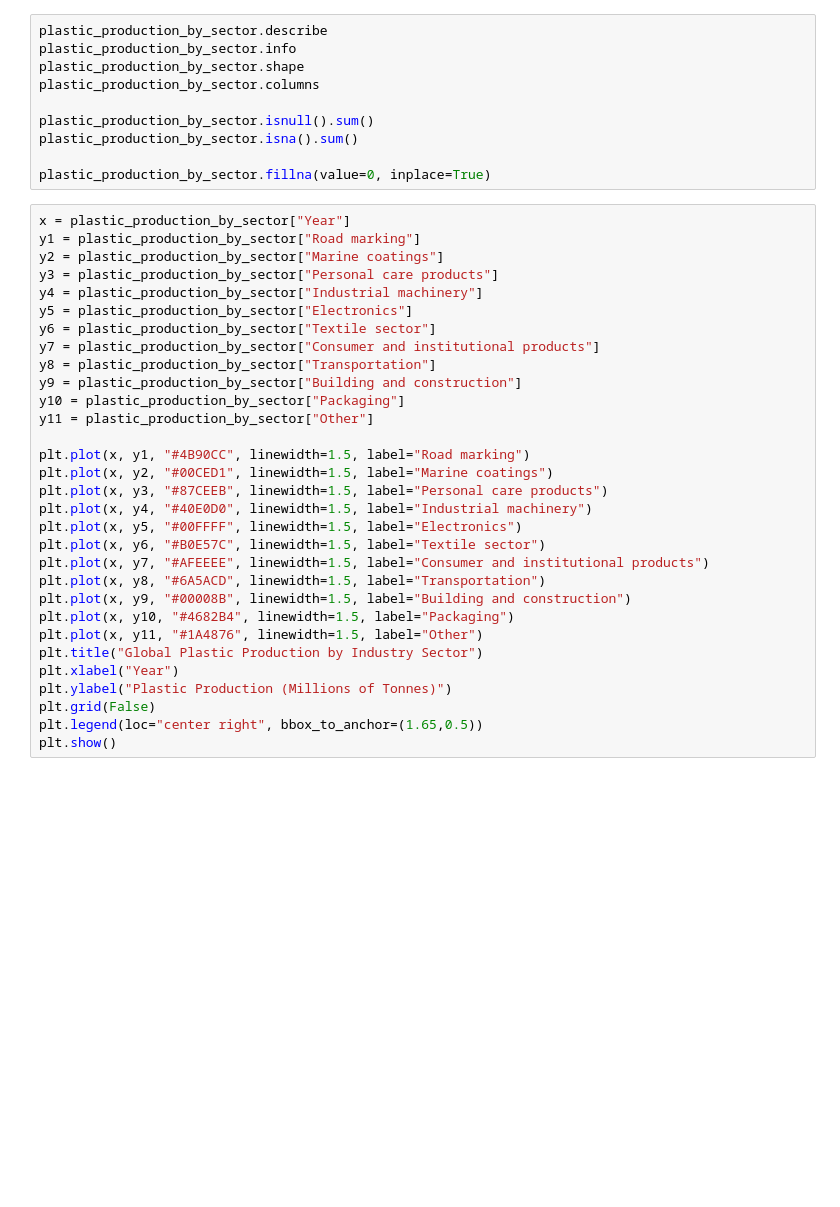
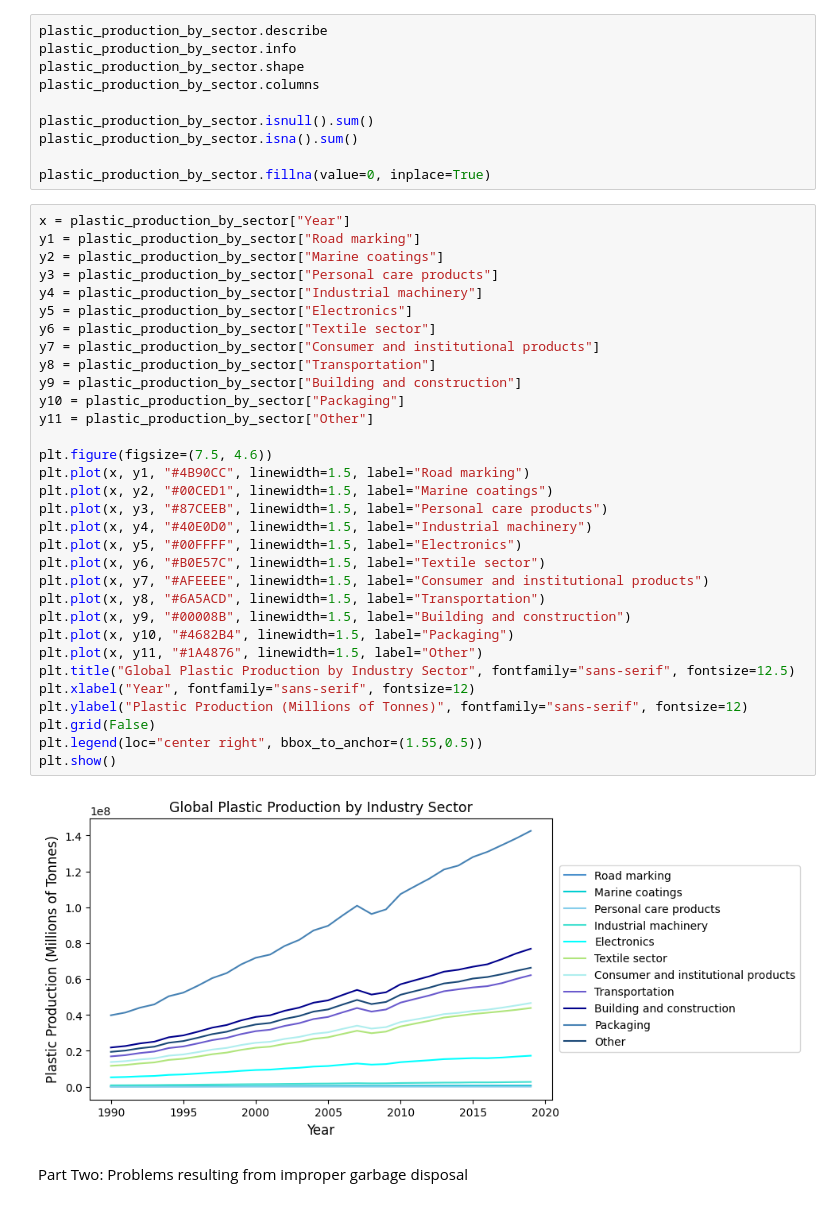
Before and after one commit to MarcoFer23/Data_Analysis_Projects, a Jupyter notebook: Python_Exercises/20231204_Epicode_Capstone_project.ipynb, the cells around one changed output. Drawn from its saved outputs; the diff is of its cells as text; blank space fills up the shorter version.

```diff
--- a/Python_Exercises/20231204_Epicode_Capstone_project.ipynb
+++ b/Python_Exercises/20231204_Epicode_Capstone_project.ipynb
@@ -83,31 +156,36 @@ plastic_production_by_sector.fillna(value=0, inplace=True)
 # %%
 x = plastic_production_by_sector["Year"]
 y1 = plastic_production_by_sector["Road marking"]
 y2 = plastic_production_by_sector["Marine coatings"]
 y3 = plastic_production_by_sector["Personal care products"]
 y4 = plastic_production_by_sector["Industrial machinery"]
 y5 = plastic_production_by_sector["Electronics"]
 y6 = plastic_production_by_sector["Textile sector"]
 y7 = plastic_production_by_sector["Consumer and institutional products"]
 y8 = plastic_production_by_sector["Transportation"]
 y9 = plastic_production_by_sector["Building and construction"]
 y10 = plastic_production_by_sector["Packaging"]
 y11 = plastic_production_by_sector["Other"]
 
+plt.figure(figsize=(7.5, 4.6))
 plt.plot(x, y1, "#4B90CC", linewidth=1.5, label="Road marking")
 plt.plot(x, y2, "#00CED1", linewidth=1.5, label="Marine coatings")
 plt.plot(x, y3, "#87CEEB", linewidth=1.5, label="Personal care products")
 plt.plot(x, y4, "#40E0D0", linewidth=1.5, label="Industrial machinery")
 plt.plot(x, y5, "#00FFFF", linewidth=1.5, label="Electronics")
 plt.plot(x, y6, "#B0E57C", linewidth=1.5, label="Textile sector")
 plt.plot(x, y7, "#AFEEEE", linewidth=1.5, label="Consumer and institutional products")
 plt.plot(x, y8, "#6A5ACD", linewidth=1.5, label="Transportation")
 plt.plot(x, y9, "#00008B", linewidth=1.5, label="Building and construction")
 plt.plot(x, y10, "#4682B4", linewidth=1.5, label="Packaging")
 plt.plot(x, y11, "#1A4876", linewidth=1.5, label="Other")
-plt.title("Global Plastic Production by Industry Sector")
-plt.xlabel("Year")
-plt.ylabel("Plastic Production (Millions of Tonnes)")
+plt.title("Global Plastic Production by Industry Sector", fontfamily="sans-serif", fontsize=12.5)
+plt.xlabel("Year", fontfamily="sans-serif", fontsize=12)
+plt.ylabel("Plastic Production (Millions of Tonnes)", fontfamily="sans-serif", fontsize=12)
 plt.grid(False)
-plt.legend(loc="center right", bbox_to_anchor=(1.65,0.5))
+plt.legend(loc="center right", bbox_to_anchor=(1.55,0.5))
 plt.show()
+# %% [output]
+[figure, added]
+# %% [markdown]
+Part Two: Problems resulting from improper garbage disposal
```
Also changed, not shown: parts of 54 cells of this notebook.
